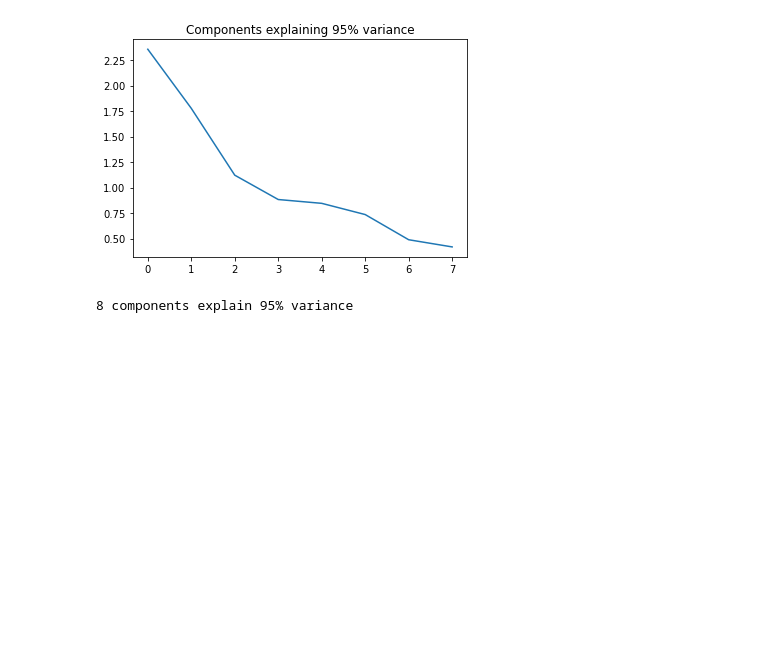
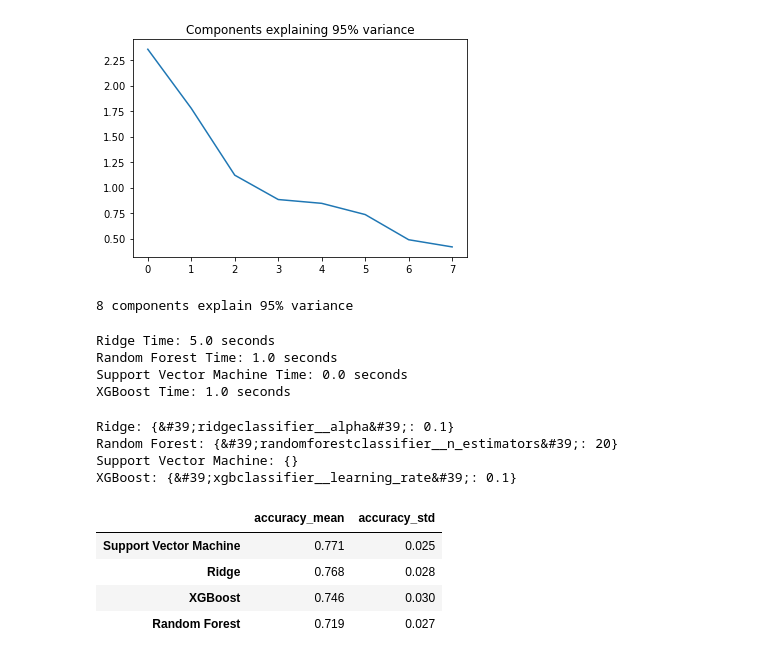
Before and after one commit to abogocz/classification_model, a Jupyter notebook: classification_model.ipynb, the cells around one changed output. Cells and saved outputs as stored; diff of their text form; code cells hidden in the pictures; blank space fills up the shorter version.

Commit message:
Fit model & result

```diff
--- a/classification_model.ipynb
+++ b/classification_model.ipynb
@@ -215,3 +215,32 @@ def get_results(model_fit):
 def best_params(model_fit):
     for model in model_fit:
         print(f"{model}: {model_fit[model].best_params_}")
+# %%
+# Data
+X= df.drop('CLASS', axis =1)
+Y= df['CLASS']
+
+# Fit model
+model_fit = gridsearch(X, Y, cv=5, refit="accuracy")
+# %% [output]
+Ridge Time: 5.0 seconds
+Random Forest Time: 1.0 seconds
+Support Vector Machine Time: 0.0 seconds
+XGBoost Time: 1.0 seconds
+# %%
+# Print best params
+best_params(model_fit)
+
+# Print scores in table
+results = get_results(model_fit)
+results
+# %% [output]
+Ridge: {&#39;ridgeclassifier__alpha&#39;: 0.1}
+Random Forest: {&#39;randomforestclassifier__n_estimators&#39;: 20}
+Support Vector Machine: {}
+XGBoost: {&#39;xgbclassifier__learning_rate&#39;: 0.1}
+|  | accuracy_mean | accuracy_std |
+| Support Vector Machine | 0.771 | 0.025 |
+| Ridge | 0.768 | 0.028 |
+| XGBoost | 0.746 | 0.030 |
+| Random Forest | 0.719 | 0.027 |
```
